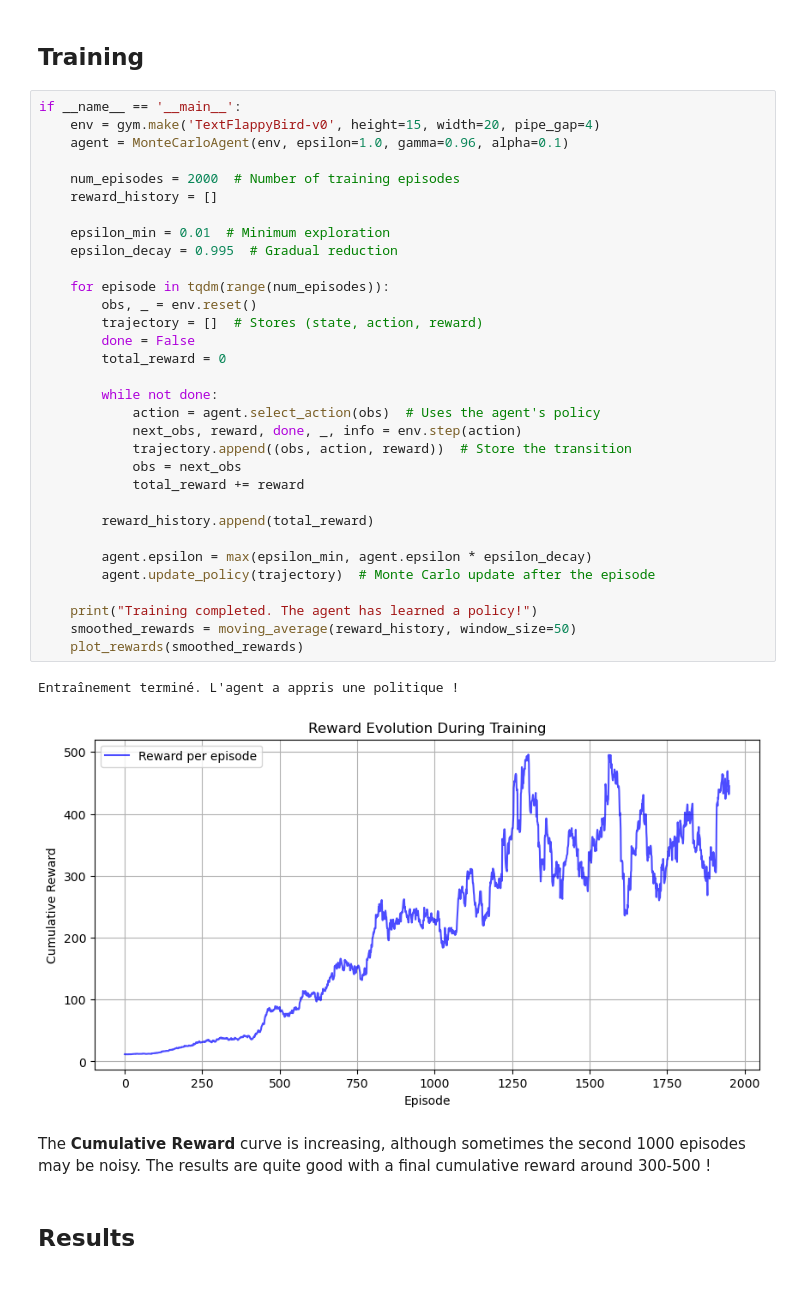
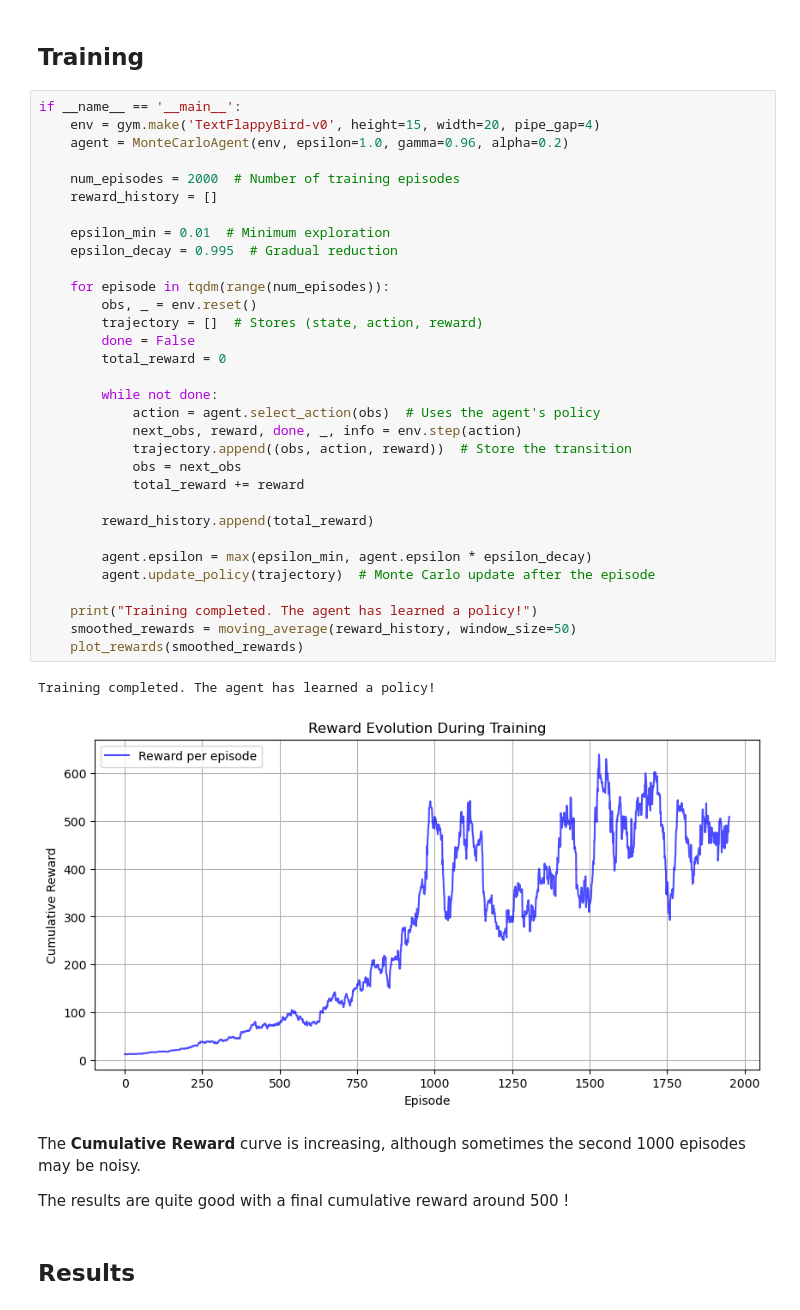
Before and after one commit to L4ncelin/FlappyBird_Reinforcement_Learning, a Jupyter notebook: Main_FlappyBird_MonteCarlo.ipynb, the cells around one changed output. Saved outputs shown, nothing was run; the diff lists cells and outputs as text.

```diff
--- a/Main_FlappyBird_MonteCarlo.ipynb
+++ b/Main_FlappyBird_MonteCarlo.ipynb
@@ -18,40 +18,42 @@ from Src.utils import *
 # %%
 if __name__ == '__main__':
     env = gym.make('TextFlappyBird-v0', height=15, width=20, pipe_gap=4)
-    agent = MonteCarloAgent(env, epsilon=1.0, gamma=0.96, alpha=0.1)
+    agent = MonteCarloAgent(env, epsilon=1.0, gamma=0.96, alpha=0.2)
 
     num_episodes = 2000  # Number of training episodes
     reward_history = []
 
     epsilon_min = 0.01  # Minimum exploration
     epsilon_decay = 0.995  # Gradual reduction
 
     for episode in tqdm(range(num_episodes)):
         obs, _ = env.reset()
         trajectory = []  # Stores (state, action, reward)
         done = False
         total_reward = 0
 
         while not done:
             action = agent.select_action(obs)  # Uses the agent's policy
             next_obs, reward, done, _, info = env.step(action)
             trajectory.append((obs, action, reward))  # Store the transition
             obs = next_obs
             total_reward += reward
 
         reward_history.append(total_reward)
 
         agent.epsilon = max(epsilon_min, agent.epsilon * epsilon_decay)
         agent.update_policy(trajectory)  # Monte Carlo update after the episode
 
     print("Training completed. The agent has learned a policy!")
     smoothed_rewards = moving_average(reward_history, window_size=50)
     plot_rewards(smoothed_rewards)
 # %% [output]
-Entraînement terminé. L'agent a appris une politique !
+Training completed. The agent has learned a policy!
-[figure, old version]
+[figure, new version]
 # %% [markdown]
-The **Cumulative Reward** curve is increasing, although sometimes the second 1000 episodes may be noisy. The results are quite good with a final cumulative reward around 300-500 !
+The **Cumulative Reward** curve is increasing, although sometimes the second 1000 episodes may be noisy.
+
+The results are quite good with a final cumulative reward around 500 !
 # %% [markdown]
 ## Results
 # %%
```
Also changed, not shown: parts of 5 cells of this notebook, 2 other files.
